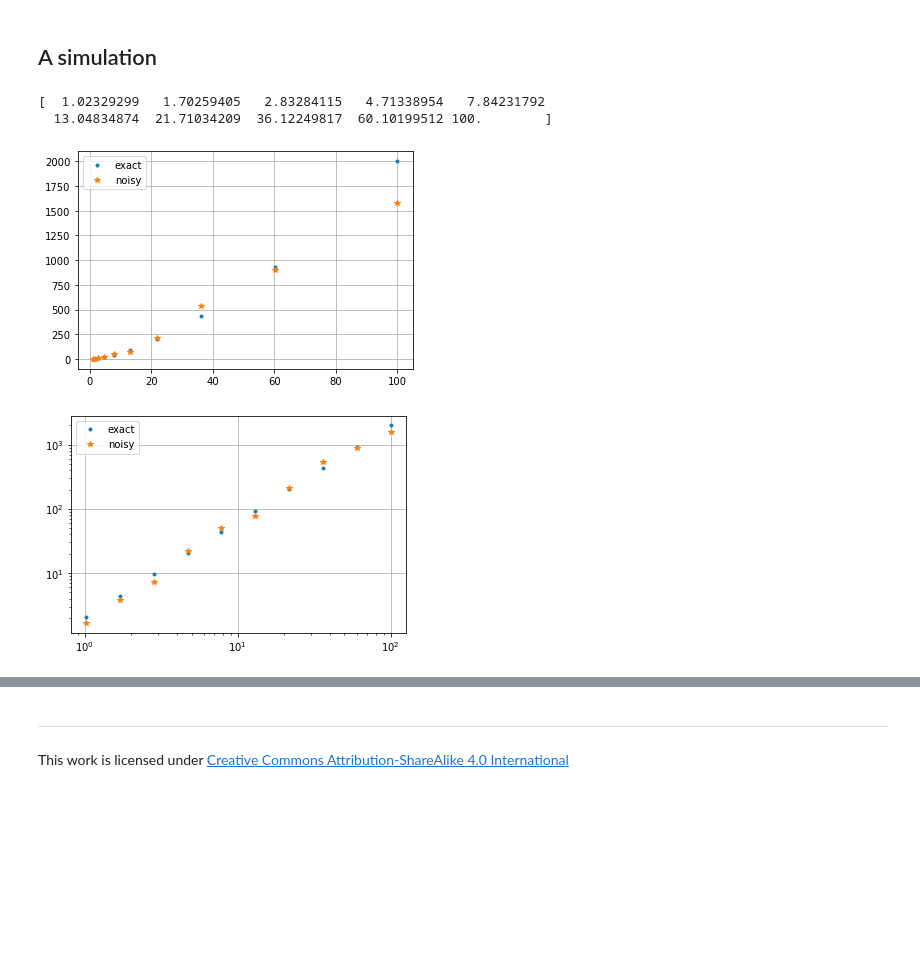
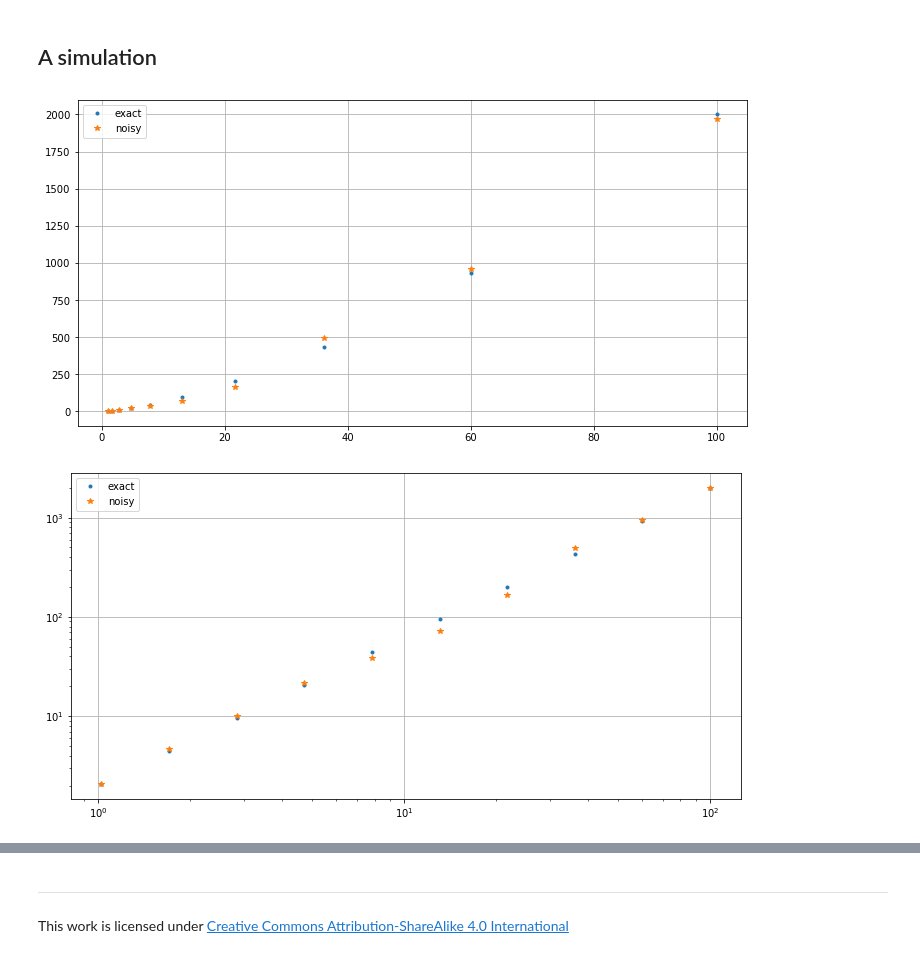
Before and after one commit to lemesurierb/elementary-numerical-analysis-python, a Jupyter notebook: _sources/notebooks/least-squares-fitting.ipynb, the cells around one changed output, grey strips where cells are left out. Saved outputs shown, nothing was run; the diff lists cells and outputs as text; code cells hidden in the pictures; blank space fills up the shorter version.

```diff
--- a/_sources/notebooks/least-squares-fitting.ipynb
+++ b/_sources/notebooks/least-squares-fitting.ipynb
@@ -286,26 +300,25 @@ c_exact = 2.
 p_exact = 1.5
 x = np.logspace(0.01, 2, 10)
 xPlot = np.logspace(0.01, 2)  # For graphs later
-print(x)
+#print(x)
 y_exact = c_exact * x**p_exact
 y = y_exact * (1. + (random(len(y_exact))- 0.5)/2)
-# %% [output]
-[  1.02329299   1.70259405   2.83284115   4.71338954   7.84231792
-  13.04834874  21.71034209  36.12249817  60.10199512 100.        ]
 # %%
+plt.figure(figsize=[12,6])
 plt.plot(x, y_exact, '.', label='exact')
 plt.plot(x, y, '*', label='noisy')
 plt.legend()
 plt.grid(True)
 # %% [output]
-[figure, old version]
+[figure, new version]
 # %%
+plt.figure(figsize=[12,6])
 plt.loglog(x, y_exact, '.', label='exact')
 plt.loglog(x, y, '*', label='noisy')
 plt.legend()
 plt.grid(True)
 # %% [output]
-[figure, old version]
+[figure, new version]
 # %%
 X = np.log(x)
 Y = np.log(y)
```
Also changed, not shown: parts of 27 cells of this notebook, 14 other files.
